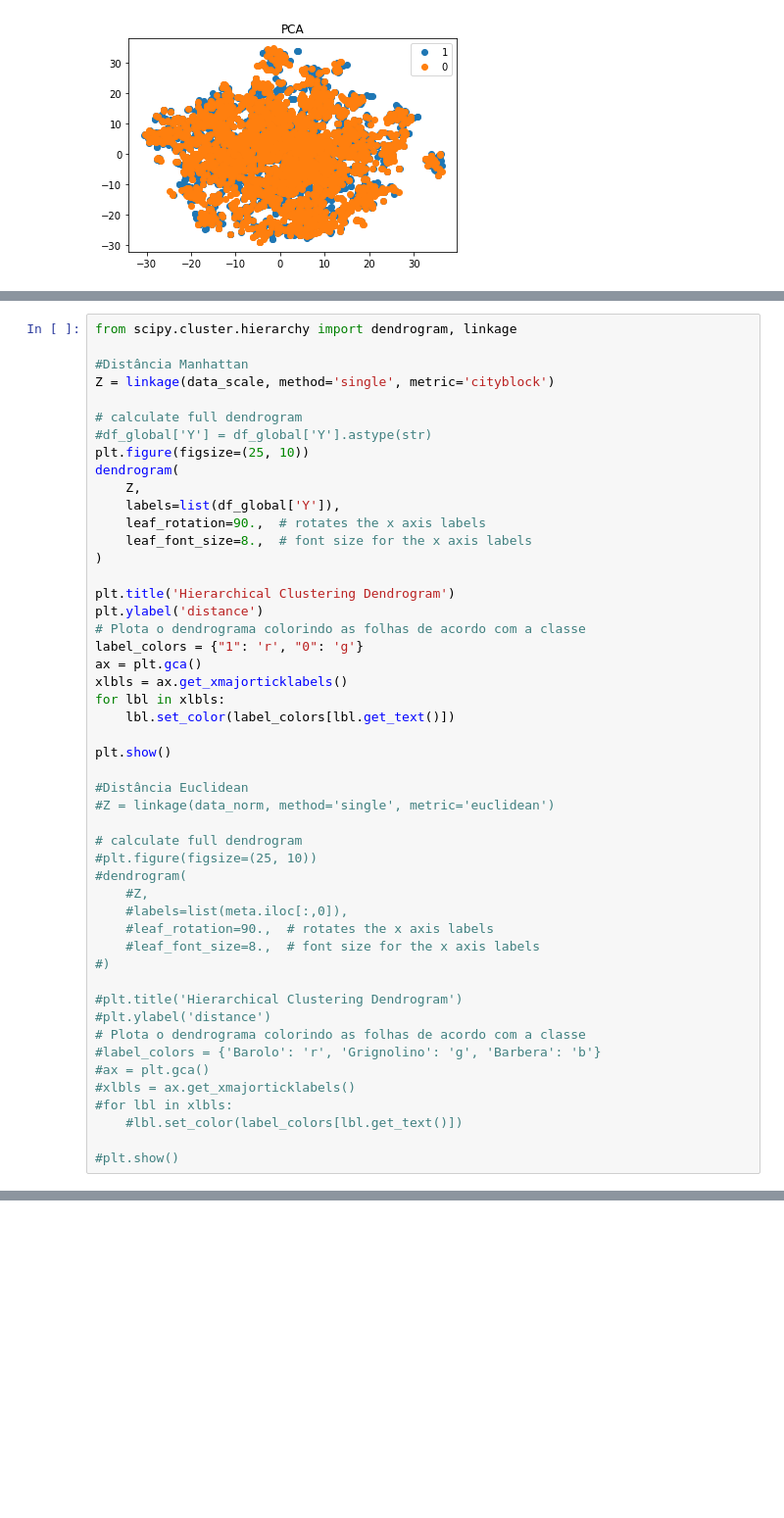
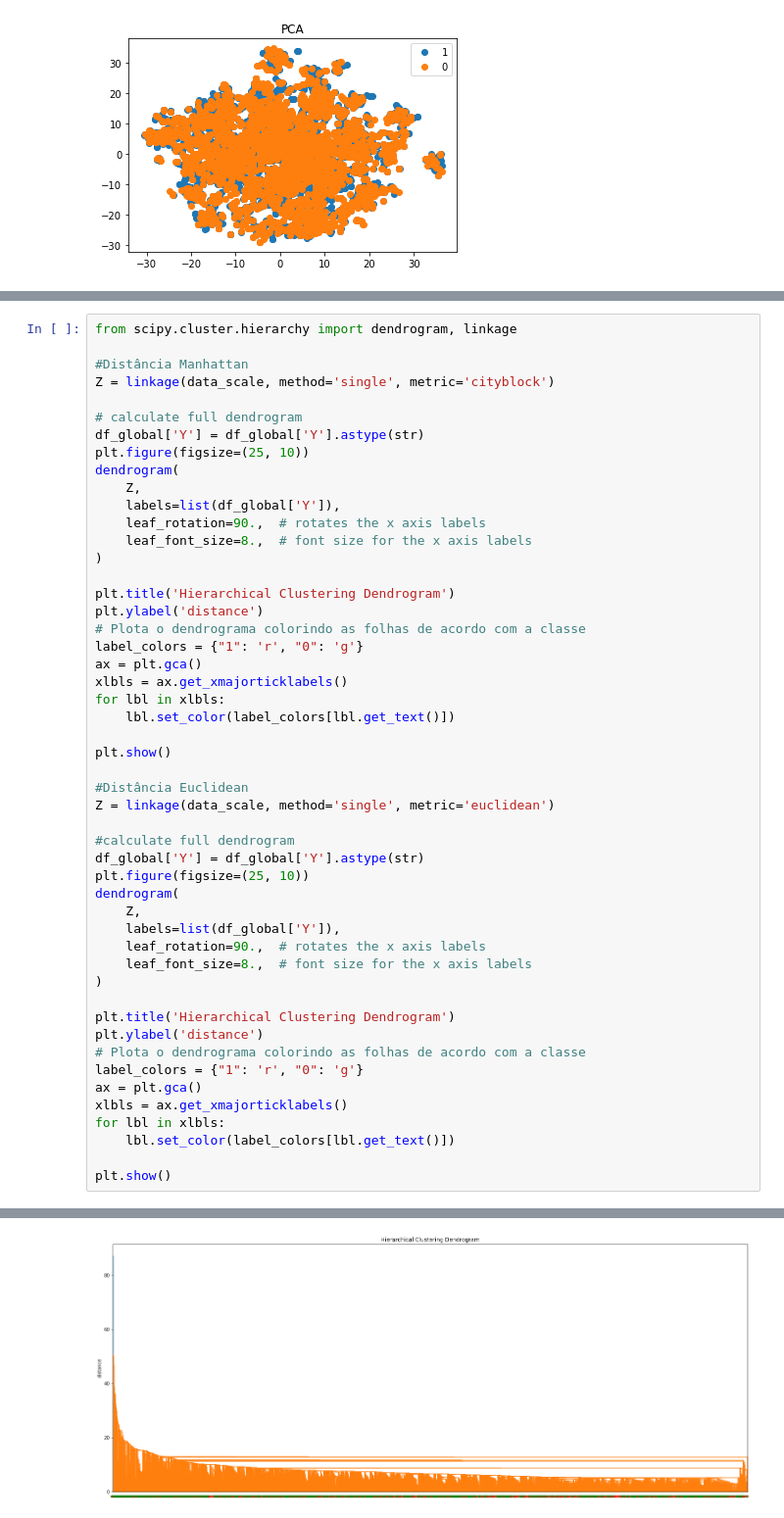
Before and after one commit to esperancaa/Extracao_de_Dados, a Jupyter notebook: Trabalho_Pyhton/Trabalho.ipynb, the cells around one changed output, grey strips where cells are left out. Shown: that part at 98% size. Drawn from its saved outputs; the diff is of its cells as text; blank space fills up the shorter version.

Commit message:
CLUSTERINGS

```diff
--- a/Trabalho_Pyhton/Trabalho.ipynb
+++ b/Trabalho_Pyhton/Trabalho.ipynb
@@ -613,48 +615,50 @@ from scipy.cluster.hierarchy import dendrogram, linkage
 #Distância Manhattan
 Z = linkage(data_scale, method='single', metric='cityblock')
 
 # calculate full dendrogram
-#df_global['Y'] = df_global['Y'].astype(str)
+df_global['Y'] = df_global['Y'].astype(str)
 plt.figure(figsize=(25, 10))
 dendrogram(
     Z,
     labels=list(df_global['Y']),
     leaf_rotation=90.,  # rotates the x axis labels
     leaf_font_size=8.,  # font size for the x axis labels
 )
 
 plt.title('Hierarchical Clustering Dendrogram')
 plt.ylabel('distance')
 # Plota o dendrograma colorindo as folhas de acordo com a classe
 label_colors = {"1": 'r', "0": 'g'}
 ax = plt.gca()
 xlbls = ax.get_xmajorticklabels()
 for lbl in xlbls:
     lbl.set_color(label_colors[lbl.get_text()])
 
 plt.show()
 
 #Distância Euclidean
-#Z = linkage(data_norm, method='single', metric='euclidean')
+Z = linkage(data_scale, method='single', metric='euclidean')
 
-# calculate full dendrogram
-#plt.figure(figsize=(25, 10))
-#dendrogram(
-    #Z,
-    #labels=list(meta.iloc[:,0]),
-    #leaf_rotation=90.,  # rotates the x axis labels
-    #leaf_font_size=8.,  # font size for the x axis labels
-#)
+#calculate full dendrogram
+df_global['Y'] = df_global['Y'].astype(str)
+plt.figure(figsize=(25, 10))
+dendrogram(
+    Z,
+    labels=list(df_global['Y']),
+    leaf_rotation=90.,  # rotates the x axis labels
+    leaf_font_size=8.,  # font size for the x axis labels
+)
 
-#plt.title('Hierarchical Clustering Dendrogram')
-#plt.ylabel('distance')
+plt.title('Hierarchical Clustering Dendrogram')
+plt.ylabel('distance')
 # Plota o dendrograma colorindo as folhas de acordo com a classe
-#label_colors = {'Barolo': 'r', 'Grignolino': 'g', 'Barbera': 'b'}
-#ax = plt.gca()
-#xlbls = ax.get_xmajorticklabels()
-#for lbl in xlbls:
-    #lbl.set_color(label_colors[lbl.get_text()])
+label_colors = {"1": 'r', "0": 'g'}
+ax = plt.gca()
+xlbls = ax.get_xmajorticklabels()
+for lbl in xlbls:
+    lbl.set_color(label_colors[lbl.get_text()])
 
-#plt.show()
+plt.show()
 # %% [output]
 [figure]
+[figure, added]
```
Also changed, not shown: parts of 7 cells of this notebook.
